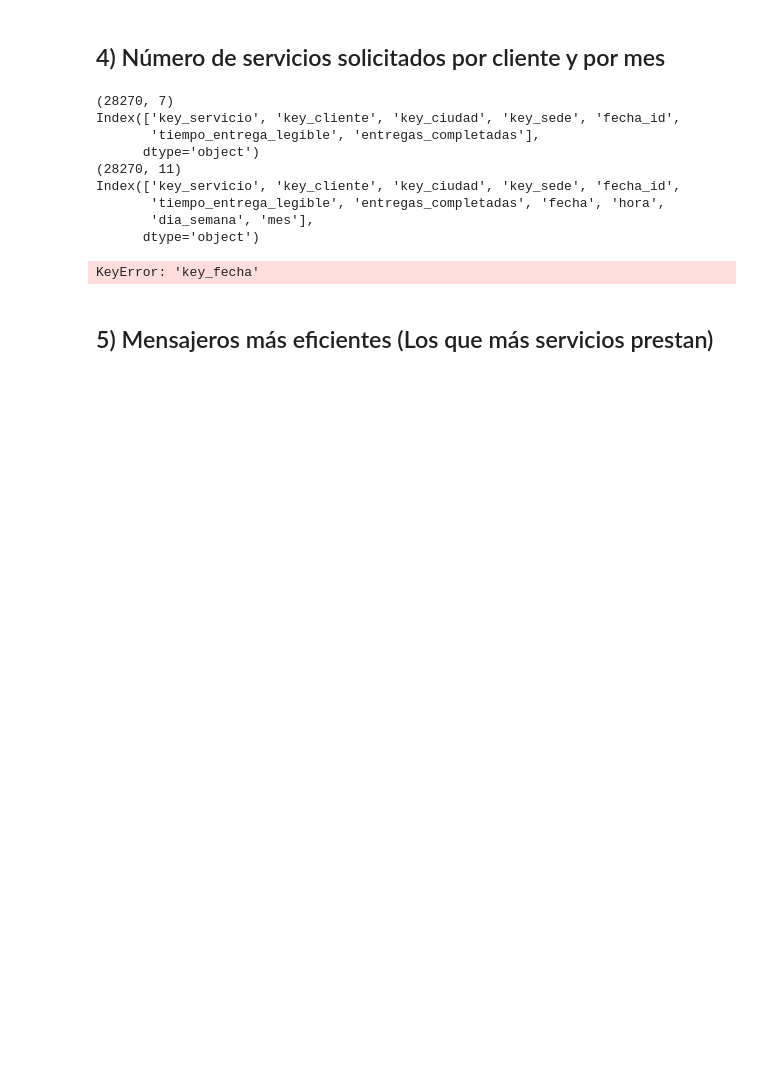
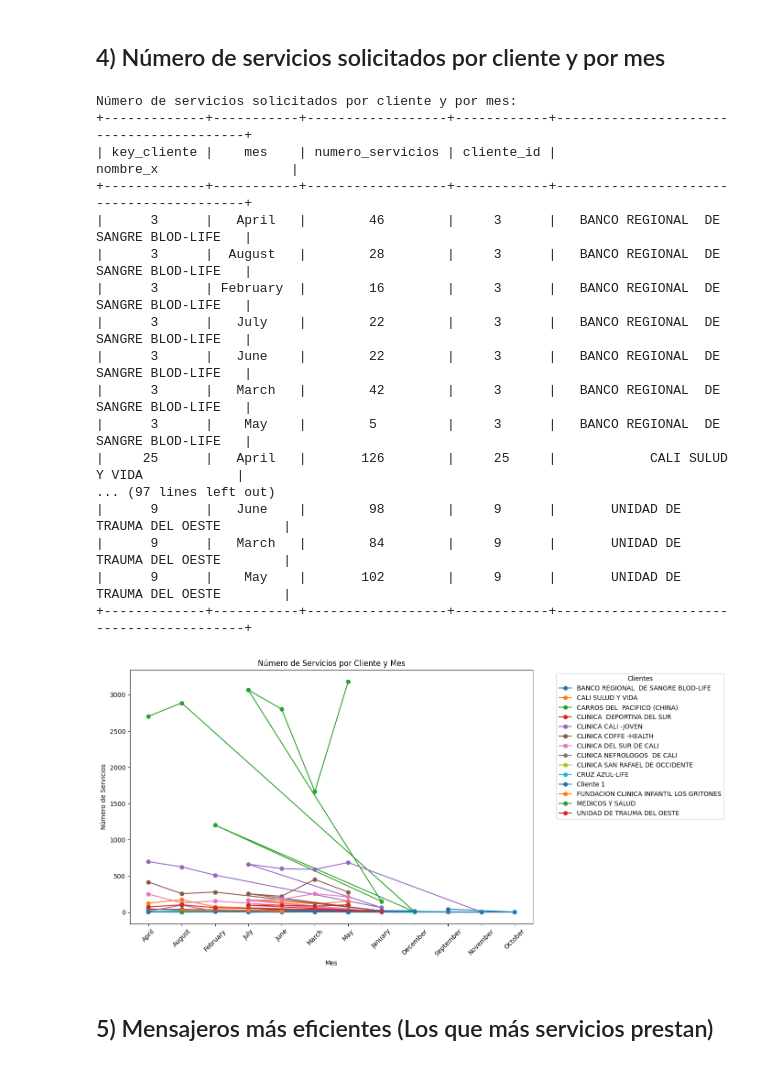
Before and after one commit to FalaisePocket/ETL-Entrega2, a Jupyter notebook: preguntas.ipynb, the cells around one changed output. Drawn from its saved outputs; the diff is of its cells as text; code cells hidden in the pictures; blank space fills up the shorter version.

```diff
--- a/preguntas.ipynb
+++ b/preguntas.ipynb
@@ -199,64 +199,65 @@ Horas con más entregas completadas:
 # %% [markdown]
 ## 4) Número de servicios solicitados por cliente y por mes
 # %%
+# Convertir key_fecha a formato datetime
+F_entregasPorHora['key_fecha'] = pd.to_datetime(F_entregasPorHora['key_fecha'])
 
-# Convertir key_fecha a formato datetime
-#F_entregasPorDia['key_fecha'] = pd.to_datetime(F_entregasPorDia['key_fecha'])
-print(F_entregasPorDia.shape)
-print(F_entregasPorDia.columns)
-F_entregasPorDia=F_entregasPorDia.merge(D_DimFecha, on='fecha_id', how='left')
-print(F_entregasPorDia.shape)
-print(F_entregasPorDia.columns)
-
-servicios_por_cliente=F_entregaEstados[cl]
-
-servicios_por_mes=
+# Extraer el nombre del mes
+F_entregasPorHora['mes'] = F_entregasPorHora['key_fecha'].dt.month_name()
 
 # Calcular la cantidad de servicios por cliente y mes
 servicios_por_cliente_mes = (
-    F_entregasPorDia.groupby(['key_cliente', 'mes'])
+    F_entregasPorHora.groupby(['key_cliente', 'mes'])
     .size()
     .reset_index(name='numero_servicios')
 )
 
 # Unir con los nombres de los clientes
 servicios_por_cliente_mes = servicios_por_cliente_mes.merge(
     D_DimCliente[['cliente_id', 'nombre_x']],
     left_on='key_cliente',
     right_on='cliente_id',
     how='left'
 )
 
 # Ordenar por cliente y mes
 servicios_por_cliente_mes = servicios_por_cliente_mes.sort_values(by=['nombre_x', 'mes'])
 
 # Mostrar los datos tabulados
 print("Número de servicios solicitados por cliente y por mes:")
 print(tabulate(servicios_por_cliente_mes, headers='keys', tablefmt='pretty', showindex=False))
 
 # Graficar los servicios por cliente y mes
 plt.figure(figsize=(14, 7))
 for cliente, group in servicios_por_cliente_mes.groupby('nombre_x'):
     plt.plot(group['mes'], group['numero_servicios'], label=cliente, marker='o')
 
 plt.xlabel('Mes')
 plt.ylabel('Número de Servicios')
 plt.title('Número de Servicios por Cliente y Mes')
 plt.xticks(rotation=45)
 plt.legend(title='Clientes', bbox_to_anchor=(1.05, 1), loc='upper left')
 plt.tight_layout()
 plt.show()
 # %% [output]
-(28270, 7)
-Index(['key_servicio', 'key_cliente', 'key_ciudad', 'key_sede', 'fecha_id',
-       'tiempo_entrega_legible', 'entregas_completadas'],
-      dtype='object')
-(28270, 11)
-Index(['key_servicio', 'key_cliente', 'key_ciudad', 'key_sede', 'fecha_id',
-       'tiempo_entrega_legible', 'entregas_completadas', 'fecha', 'hora',
-       'dia_semana', 'mes'],
-      dtype='object')
+Número de servicios solicitados por cliente y por mes:
++-------------+-----------+------------------+------------+-----------------------------------------+
+| key_cliente |    mes    | numero_servicios | cliente_id |                nombre_x                 |
++-------------+-----------+------------------+------------+-----------------------------------------+
+|      3      |   April   |        46        |     3      |   BANCO REGIONAL  DE SANGRE BLOD-LIFE   |
+|      3      |  August   |        28        |     3      |   BANCO REGIONAL  DE SANGRE BLOD-LIFE   |
+|      3      | February  |        16        |     3      |   BANCO REGIONAL  DE SANGRE BLOD-LIFE   |
+|      3      |   July    |        22        |     3      |   BANCO REGIONAL  DE SANGRE BLOD-LIFE   |
+|      3      |   June    |        22        |     3      |   BANCO REGIONAL  DE SANGRE BLOD-LIFE   |
+|      3      |   March   |        42        |     3      |   BANCO REGIONAL  DE SANGRE BLOD-LIFE   |
+|      3      |    May    |        5         |     3      |   BANCO REGIONAL  DE SANGRE BLOD-LIFE   |
+|     25      |   April   |       126        |     25     |            CALI SULUD Y VIDA            |
+... (97 lines left out)
+|      9      |   June    |        98        |     9      |       UNIDAD DE TRAUMA DEL OESTE        |
+|      9      |   March   |        84        |     9      |       UNIDAD DE TRAUMA DEL OESTE        |
+|      9      |    May    |       102        |     9      |       UNIDAD DE TRAUMA DEL OESTE        |
++-------------+-----------+------------------+------------+-----------------------------------------+
-KeyError: 'key_fecha'
+[figure, added]
 # %% [markdown]
 ## 5) Mensajeros más eficientes (Los que más servicios prestan)
 # %%
```
Also changed, not shown: parts of 5 cells of this notebook, 2 other files.
